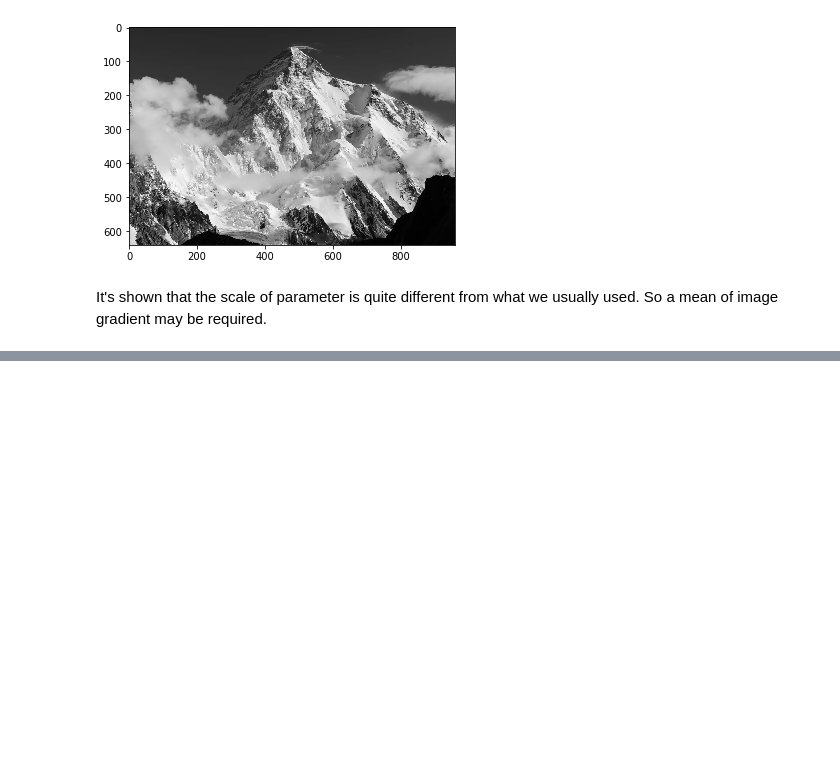
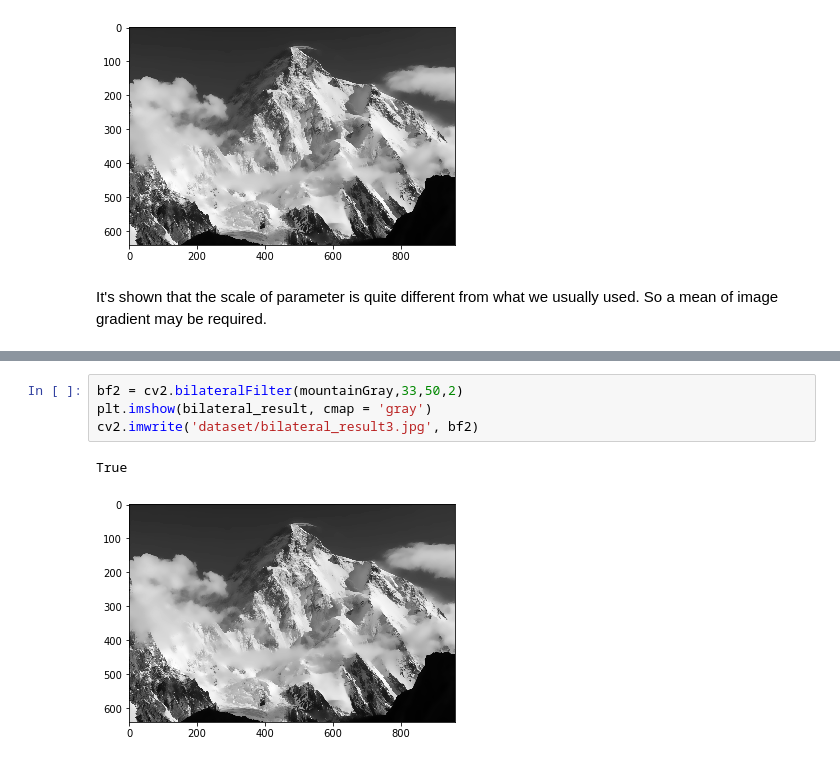
Before and after one commit to Misa-XU/jupyter, a Jupyter notebook: CV/Image Filtering.ipynb, the cells around one changed output, grey strips where cells are left out. Drawn from its saved outputs; the diff is of its cells as text; blank space fills up the shorter version.

```diff
--- a/CV/Image Filtering.ipynb
+++ b/CV/Image Filtering.ipynb
@@ -286,0 +319,7 @@ https://www.csie.ntu.edu.tw/~cyy/courses/vfx/10spring/lectures/handouts/lec14_bi
+# %%
+bf2 = cv2.bilateralFilter(mountainGray,33,50,2)
+plt.imshow(bilateral_result, cmap = 'gray')
+cv2.imwrite('dataset/bilateral_result3.jpg', bf2)
+# %% [output]
+True
+[figure, added]
```
Also changed, not shown: parts of 38 cells of this notebook, 10 other files.
